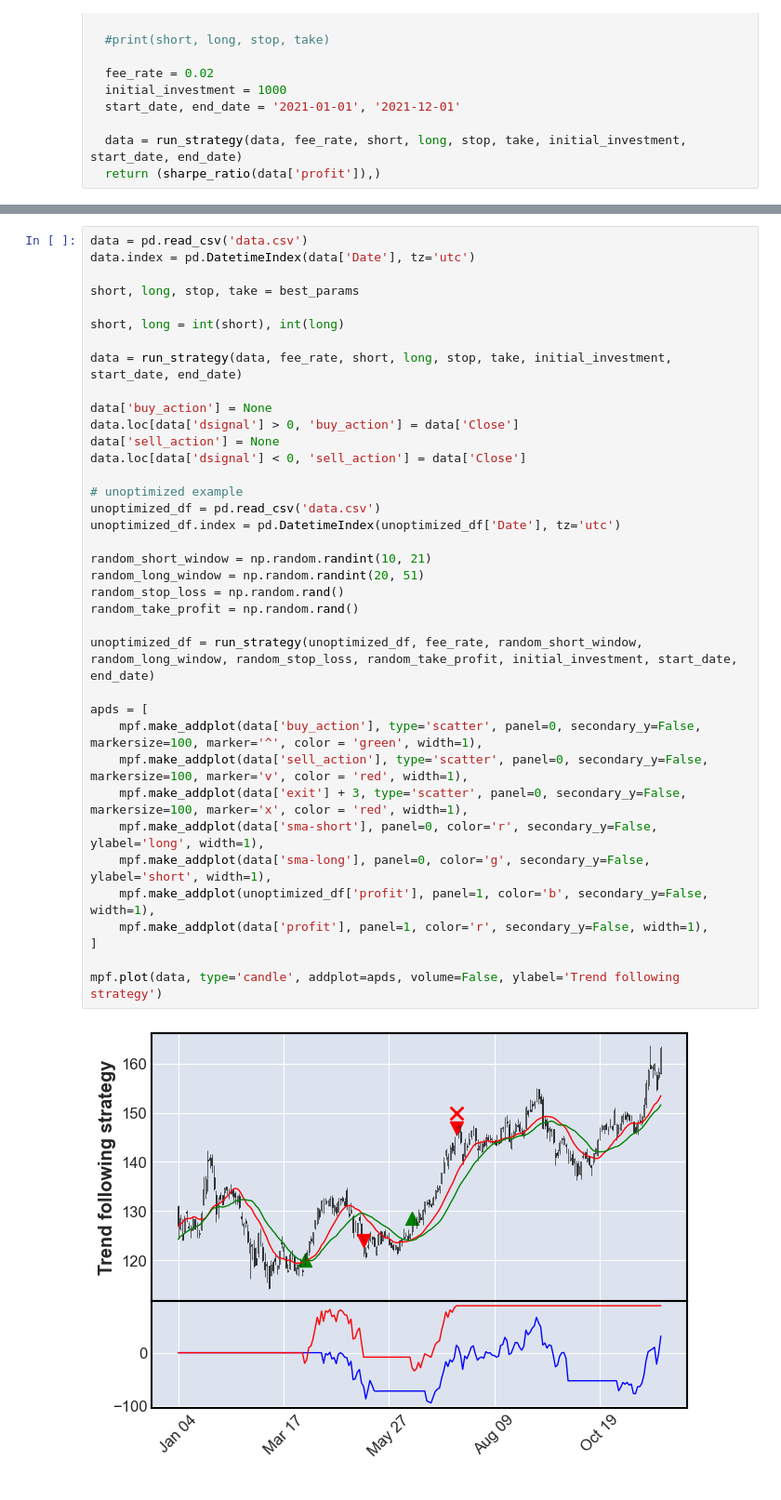
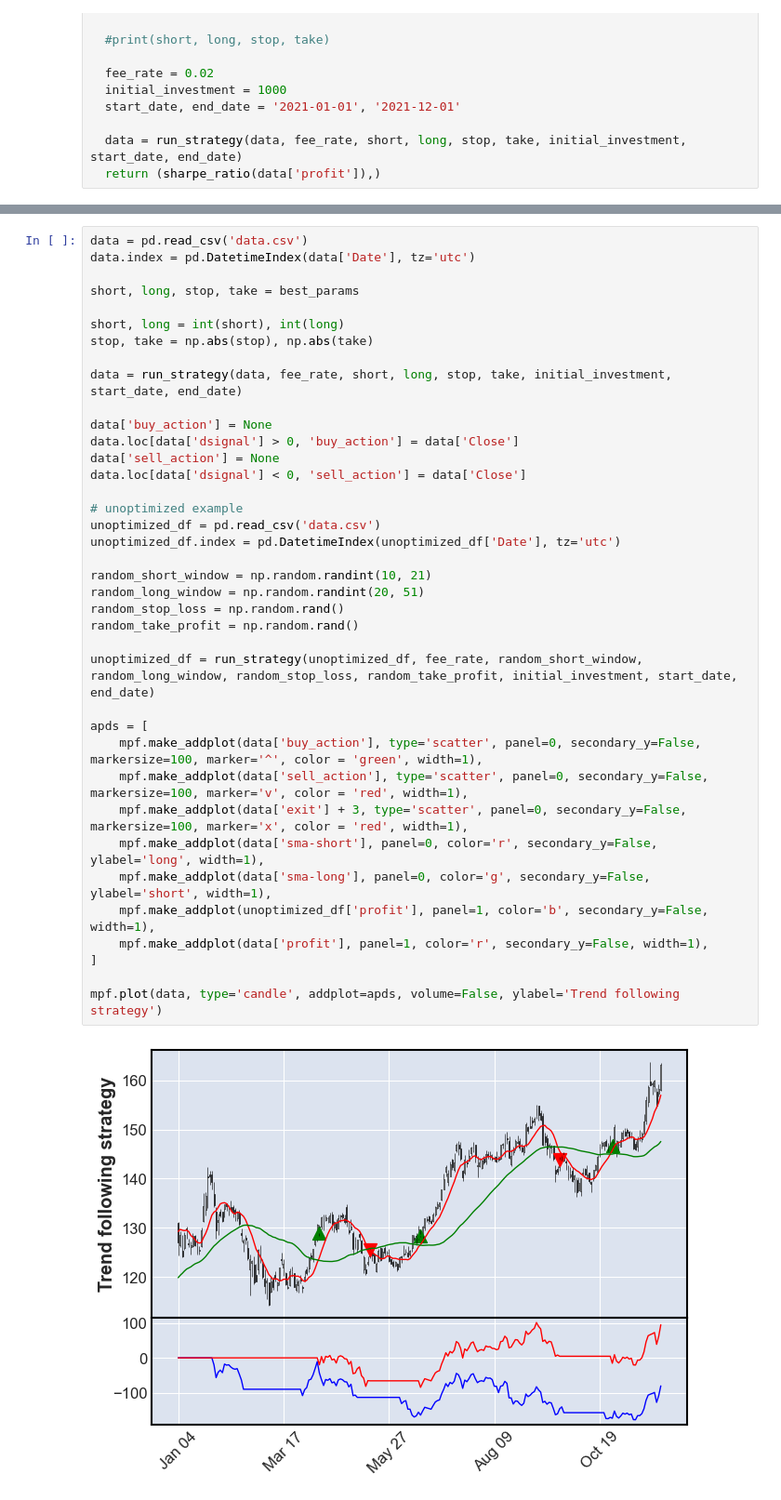
Before and after one commit to ArnasVaic/FI, a Jupyter notebook: lab3/main.ipynb, the cells around one changed output, grey strips where cells are left out. Shown at 93% size. Drawn from its saved outputs; the diff is of its cells as text.

```diff
--- a/lab3/main.ipynb
+++ b/lab3/main.ipynb
@@ -414,35 +414,36 @@ data.index = pd.DatetimeIndex(data['Date'], tz='utc')
 short, long, stop, take = best_params
 
 short, long = int(short), int(long)
+stop, take = np.abs(stop), np.abs(take)
 
 data = run_strategy(data, fee_rate, short, long, stop, take, initial_investment, start_date, end_date)
 
 data['buy_action'] = None
 data.loc[data['dsignal'] > 0, 'buy_action'] = data['Close']
 data['sell_action'] = None
 data.loc[data['dsignal'] < 0, 'sell_action'] = data['Close']
 
 # unoptimized example
 unoptimized_df = pd.read_csv('data.csv')
 unoptimized_df.index = pd.DatetimeIndex(unoptimized_df['Date'], tz='utc')
 
 random_short_window = np.random.randint(10, 21)
 random_long_window = np.random.randint(20, 51)
 random_stop_loss = np.random.rand()
 random_take_profit = np.random.rand()
 
 unoptimized_df = run_strategy(unoptimized_df, fee_rate, random_short_window, random_long_window, random_stop_loss, random_take_profit, initial_investment, start_date, end_date)
 
 apds = [
     mpf.make_addplot(data['buy_action'], type='scatter', panel=0, secondary_y=False, markersize=100, marker='^', color = 'green', width=1),
     mpf.make_addplot(data['sell_action'], type='scatter', panel=0, secondary_y=False, markersize=100, marker='v', color = 'red', width=1),
     mpf.make_addplot(data['exit'] + 3, type='scatter', panel=0, secondary_y=False, markersize=100, marker='x', color = 'red', width=1),
     mpf.make_addplot(data['sma-short'], panel=0, color='r', secondary_y=False, ylabel='long', width=1),
     mpf.make_addplot(data['sma-long'], panel=0, color='g', secondary_y=False, ylabel='short', width=1),
     mpf.make_addplot(unoptimized_df['profit'], panel=1, color='b', secondary_y=False, width=1),
     mpf.make_addplot(data['profit'], panel=1, color='r', secondary_y=False, width=1),
 ]
 
 mpf.plot(data, type='candle', addplot=apds, volume=False, ylabel='Trend following strategy')
 # %% [output]
-[figure, old version]
+[figure, new version]
```
Also changed, not shown: parts of 1 cell of this notebook.
